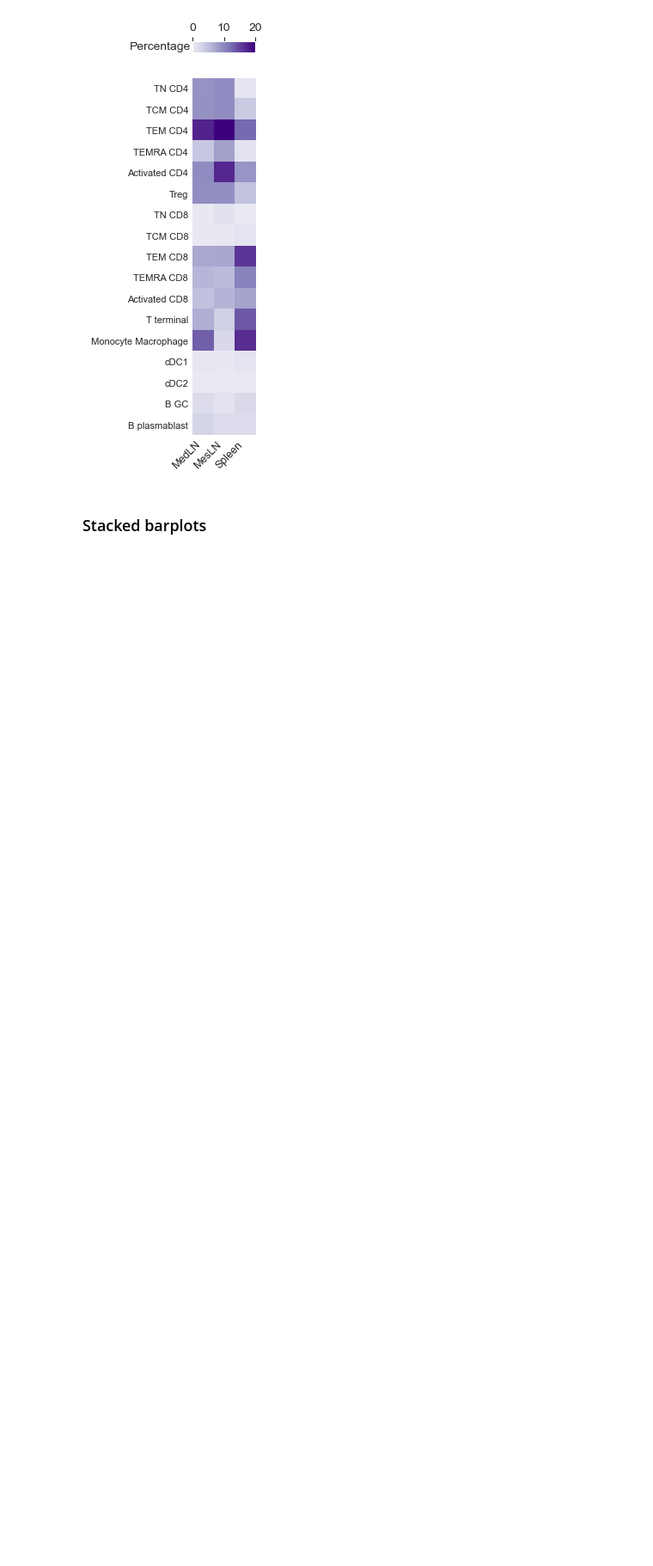
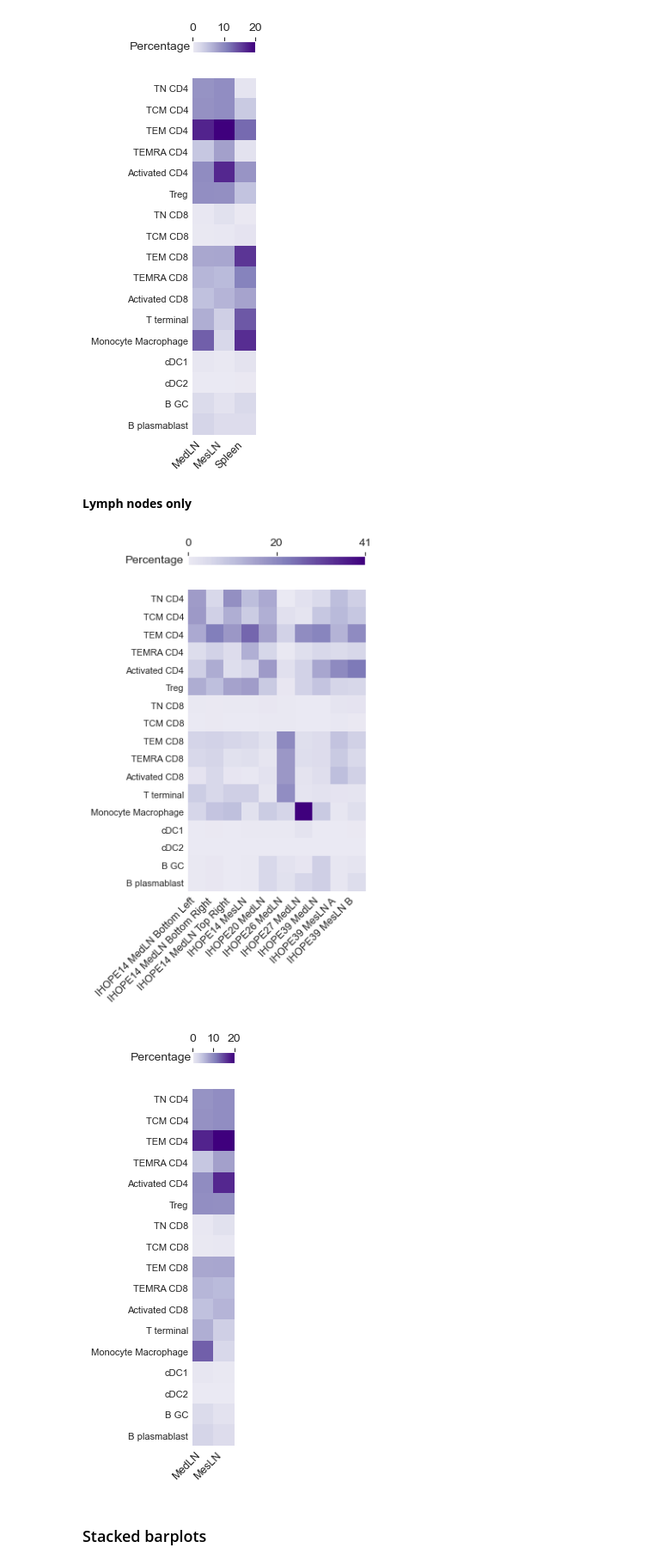
Before and after one commit to EmmyRamsesBerg/IHOPE_SpatialProteomics, a Jupyter notebook: notebooks/Sample_comparison_IHOPE.ipynb, the cells around one changed output. Shown at 86% size. Cells and saved outputs as stored; diff of their text form; code cells hidden in the pictures; blank space fills up the shorter version.

```diff
--- a/notebooks/Sample_comparison_IHOPE.ipynb
+++ b/notebooks/Sample_comparison_IHOPE.ipynb
@@ -317,6 +317,65 @@ plot_celltype_heatmap(
 )
 # %% [output]
 [figure]
+# %% [markdown]
+**Lymph nodes only**
+# %%
+# Lymph-node-only heatmaps (MedLN + MesLN, spleen excluded)
+# Reuses IMMUNE_ONLY, USE_LOG, HIDE_UNCLASSIFIED, DROP_UNCLASSIFIED,
+# celltype_order, and structural_cell_types already defined above.
+
+df_ln = df[df["tissue"] != "Spleen"]
+df_tissue_ln = df_tissue[df_tissue["tissue"] != "Spleen"]
+
+matrix_all_ln = pivot_for_heatmap(
+    df_ln, celltype_order=celltype_order,
+    drop_unclassified=DROP_UNCLASSIFIED, renormalise=DROP_UNCLASSIFIED,
+)
+matrix_immune_ln = pivot_for_heatmap(
+    df_ln, immune_only=True, renormalise=True,
+    structural_cell_types=structural_cell_types,
+    celltype_order=celltype_order,
+)
+
+matrix_tissue_all_ln = pivot_for_tissue_heatmap(
+    df_tissue_ln, celltype_order=celltype_order,
+    drop_unclassified=DROP_UNCLASSIFIED, renormalise=DROP_UNCLASSIFIED,
+)
+matrix_tissue_immune_ln = pivot_for_tissue_heatmap(
+    df_tissue_ln, immune_only=True, renormalise=True,
+    structural_cell_types=structural_cell_types,
+    celltype_order=celltype_order,
+)
+
+scale_label_ln = "log" if USE_LOG else "linear"
+cbar_label_ln = "Log percentage (+0.1)" if USE_LOG else "Percentage"
+
+matrix_ln = matrix_immune_ln if IMMUNE_ONLY else matrix_all_ln
+plot_matrix_ln = np.log10(matrix_ln + 0.1) if USE_LOG else matrix_ln
+if HIDE_UNCLASSIFIED:
+    plot_matrix_ln = plot_matrix_ln.drop(index="unclassified", errors="ignore")
+
+matrix_tissue_ln = matrix_tissue_immune_ln if IMMUNE_ONLY else matrix_tissue_all_ln
+plot_matrix_tissue_ln = np.log10(matrix_tissue_ln + 0.1) if USE_LOG else matrix_tissue_ln
+if HIDE_UNCLASSIFIED:
+    plot_matrix_tissue_ln = plot_matrix_tissue_ln.drop(index="unclassified", errors="ignore")
+
+plot_celltype_heatmap(
+    plot_matrix_ln,
+    scale=scale_label_ln,
+    colorbar_legend=cbar_label_ln,
+    title=" "
+)
+
+plot_celltype_heatmap(
+    plot_matrix_tissue_ln,
+    scale=scale_label_ln,
+    colorbar_legend=cbar_label_ln,
+    title=" "
+)
+# %% [output]
+[figure, added]
+[figure, added]
 # %% [markdown]
 ### Stacked barplots
 # %% [markdown]
```
Also changed, not shown: parts of 6 cells of this notebook.
